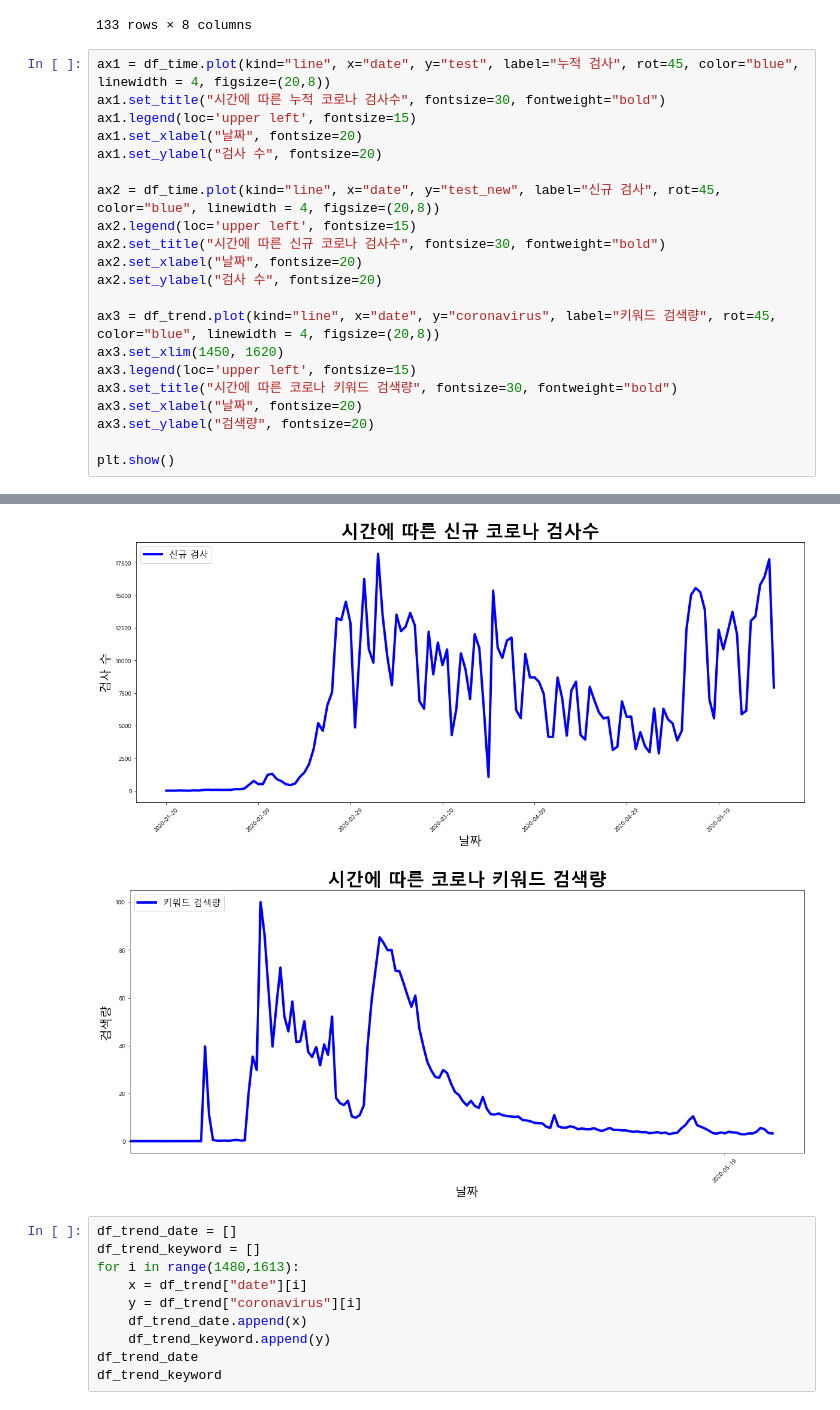
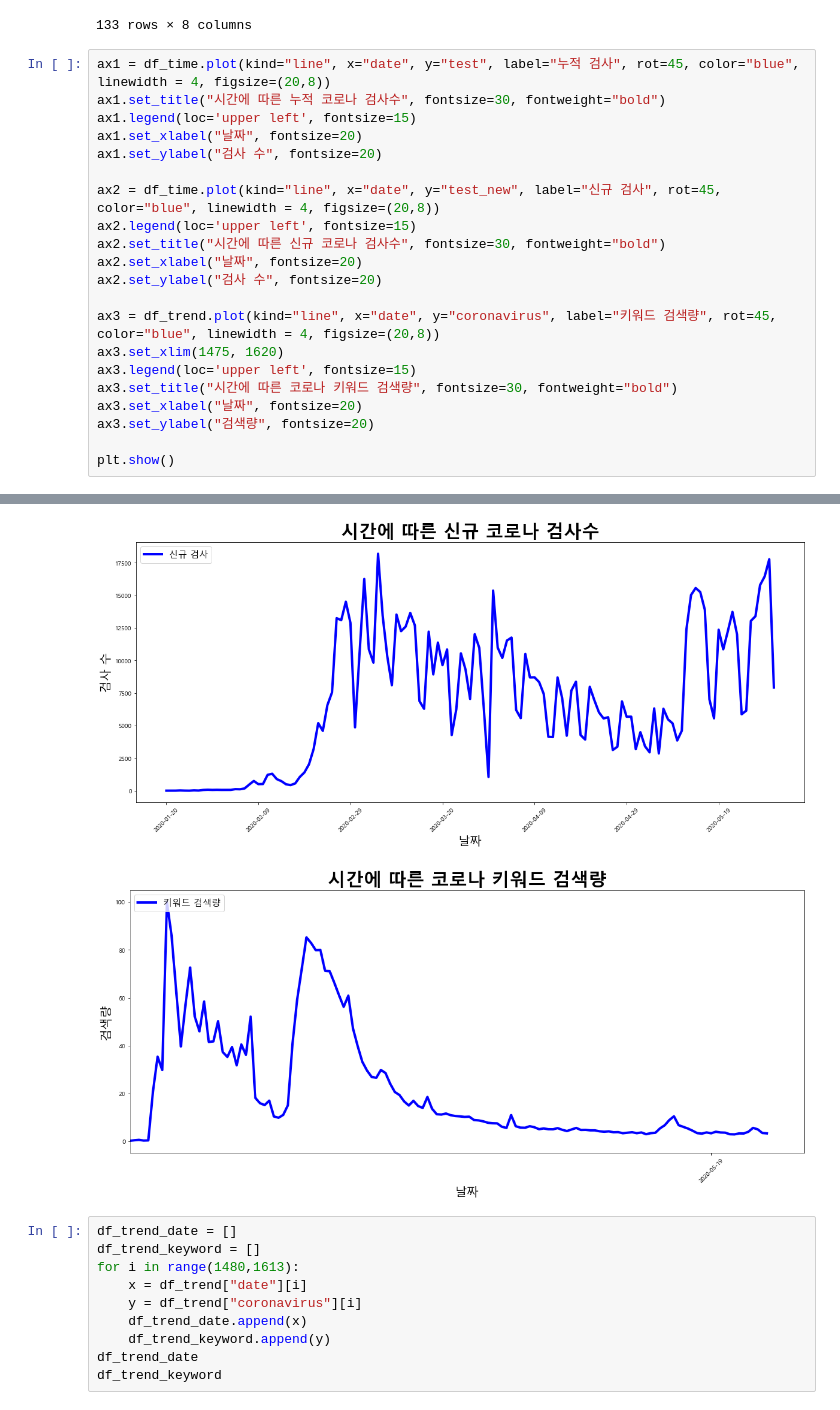
Before and after one commit to Shinest-changwon/OMG_coroan19_data_analysis, a Jupyter notebook: covid_time.ipynb, the cells around one changed output, grey strips where cells are left out. Saved outputs shown, nothing was run; the diff lists cells and outputs as text.

```diff
--- a/covid_time.ipynb
+++ b/covid_time.ipynb
@@ -154,28 +154,28 @@ df_time
 # %%
 ax1 = df_time.plot(kind="line", x="date", y="test", label="누적 검사", rot=45, color="blue", linewidth = 4, figsize=(20,8))
 ax1.set_title("시간에 따른 누적 코로나 검사수", fontsize=30, fontweight="bold")
 ax1.legend(loc='upper left', fontsize=15)
 ax1.set_xlabel("날짜", fontsize=20)
 ax1.set_ylabel("검사 수", fontsize=20)
 
 ax2 = df_time.plot(kind="line", x="date", y="test_new", label="신규 검사", rot=45, color="blue", linewidth = 4, figsize=(20,8))
 ax2.legend(loc='upper left', fontsize=15)
 ax2.set_title("시간에 따른 신규 코로나 검사수", fontsize=30, fontweight="bold")
 ax2.set_xlabel("날짜", fontsize=20)
 ax2.set_ylabel("검사 수", fontsize=20)
 
 ax3 = df_trend.plot(kind="line", x="date", y="coronavirus", label="키워드 검색량", rot=45, color="blue", linewidth = 4, figsize=(20,8))
-ax3.set_xlim(1450, 1620)
+ax3.set_xlim(1475, 1620)
 ax3.legend(loc='upper left', fontsize=15)
 ax3.set_title("시간에 따른 코로나 키워드 검색량", fontsize=30, fontweight="bold")
 ax3.set_xlabel("날짜", fontsize=20)
 ax3.set_ylabel("검색량", fontsize=20)
 
 plt.show()
 # %% [output]
 [figure]
 [figure]
-[figure, old version]
+[figure, new version]
 # %%
 df_trend_date = []
 df_trend_keyword = []
```
